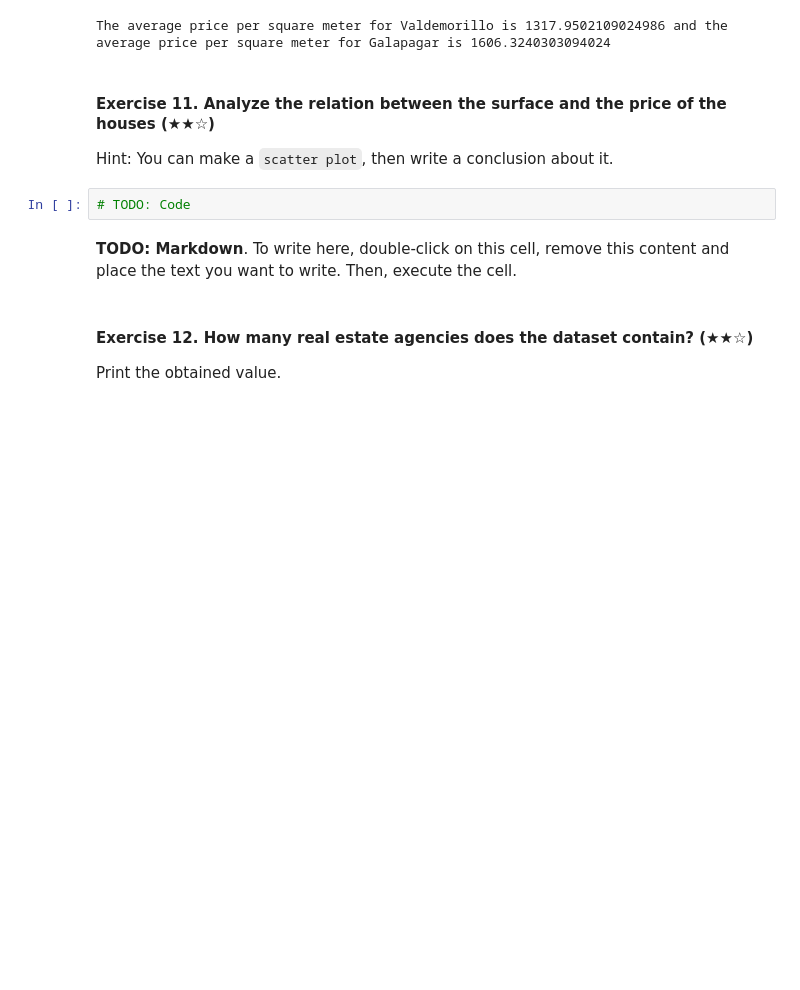
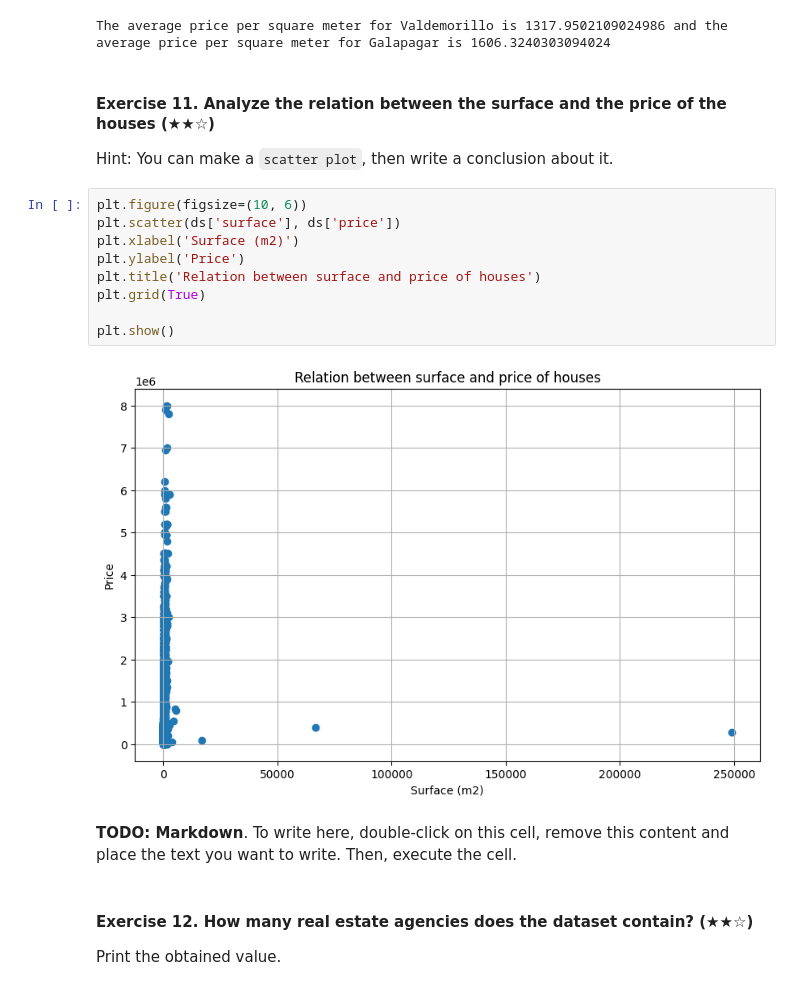
Before and after one commit to remelop03/realestate-datacleanup-exercise, a Jupyter notebook: project.ipynb, the cells around one changed output. Saved outputs shown, nothing was run; the diff lists cells and outputs as text; blank space fills up the shorter version.

```diff
--- a/project.ipynb
+++ b/project.ipynb
@@ -211,7 +211,16 @@ The average price per square meter for Valdemorillo is 1317.9502109024986 and th
 
 Hint: You can make a `scatter plot`, then write a conclusion about it.
 # %%
-# TODO: Code
+plt.figure(figsize=(10, 6))
+plt.scatter(ds['surface'], ds['price'])
+plt.xlabel('Surface (m2)')
+plt.ylabel('Price')
+plt.title('Relation between surface and price of houses')
+plt.grid(True)
+
+plt.show()
+# %% [output]
+[figure, added]
 # %% [markdown]
 **TODO: Markdown**. To write here, double-click on this cell, remove this content and place the text you want to write. Then, execute the cell.
 # %% [markdown]
```
